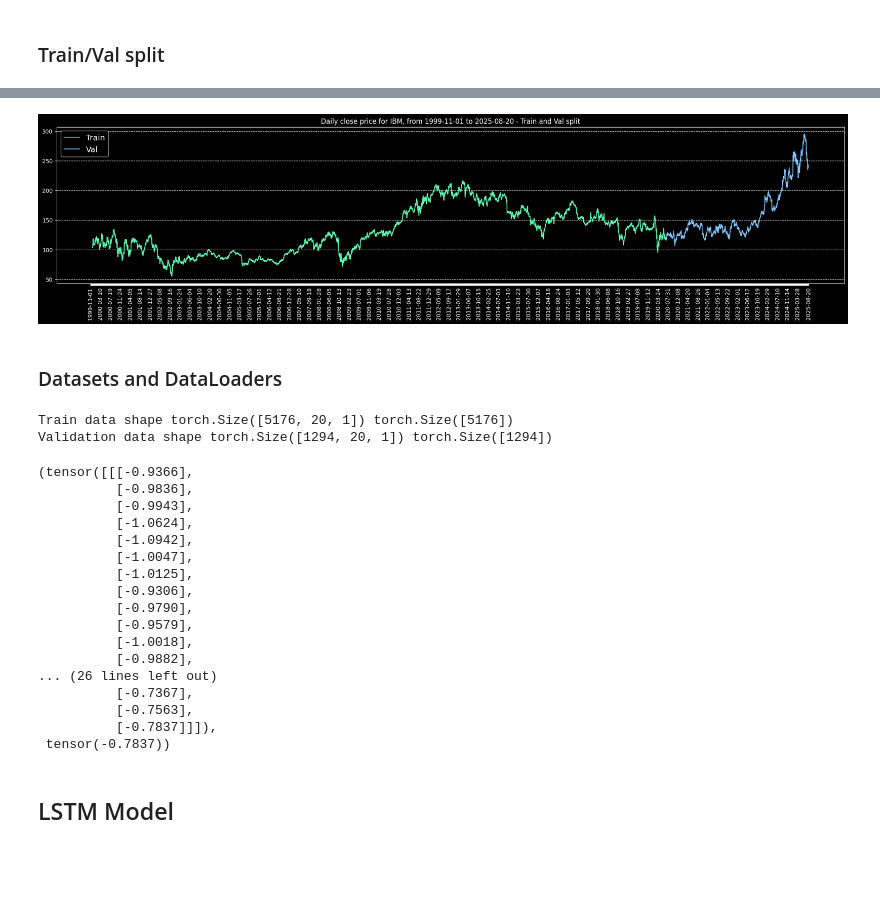
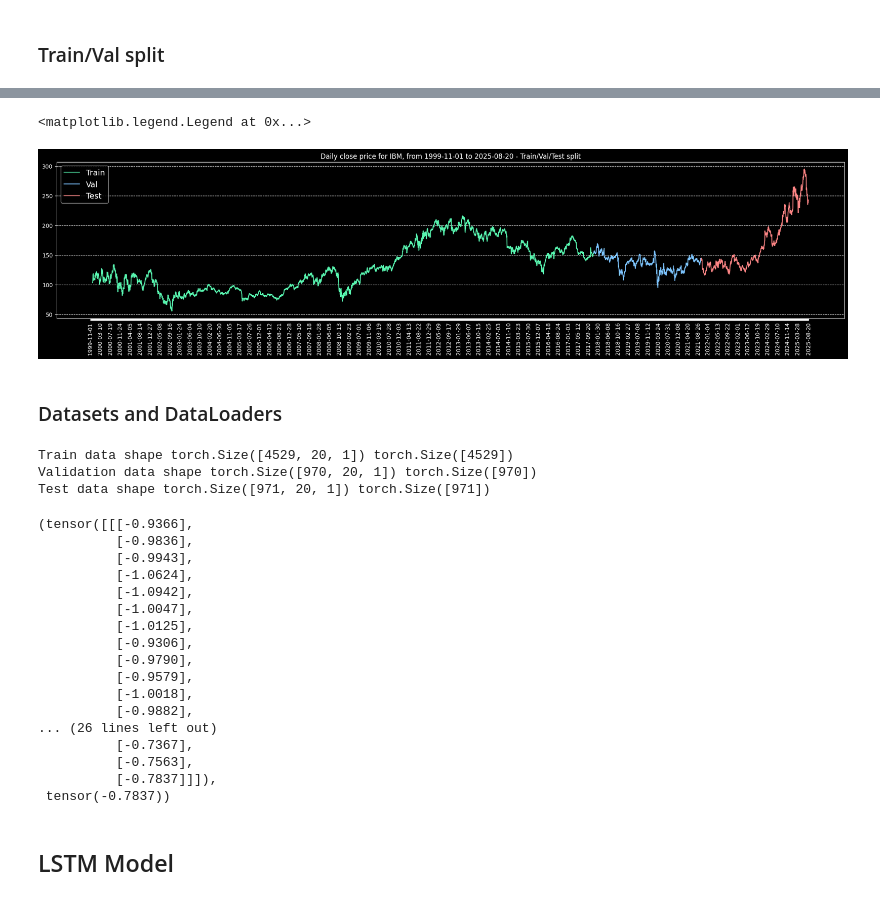
Before and after one commit to brien60/Stock-LSTM, a Jupyter notebook: lstm.ipynb, the cells around one changed output, grey strips where cells are left out. Drawn from its saved outputs; the diff is of its cells as text; code cells hidden in the pictures; blank space fills up the shorter version.

```diff
--- a/lstm.ipynb
+++ b/lstm.ipynb
@@ -28,13 +28,16 @@ config = {
     },
         "data": {
             "window_size": 20, # use information from past 20 days to predict
-            "train_split_size": 0.80,
+            "train_split_size": 0.70,
+            "val_split_size": 0.15,
+            "test_split_size": 0.15,
         },
         "plots": {
             "xticks_interval": 90, # show a date every 90 days
             "color_actual": "#ff8000",
             "color_train": "#58F6AF",
             "color_val": "#7CC2FF",
+            "color_test": "#FF8484",
             "color_pred_train": "#3D9970",
             "color_pred_val": "#00529A",
             "color_pred_test": "#FF4136",
@@ -190,7 +164,15 @@ data_x[-1], data_y[-1], data_x_unseen, data_y_unseen
 # %%
-split_index = int(data_y.shape[0] * config["data"]["train_split_size"])
-data_x_train = data_x[:split_index]
-data_y_train = data_y[:split_index]
+train_end = int(config["data"]["train_split_size"] * len(y))
+val_end   = int((config["data"]["train_split_size"] + config["data"]["val_split_size"]) * len(y))
 
-data_x_val = data_x[split_index:]
-data_y_val = data_y[split_index:]
+X_train, y_train = X[:train_end], y[:train_end]
+X_val,   y_val   = X[train_end:val_end], y[train_end:val_end]
+X_test,  y_test  = X[val_end:], y[val_end:]
+
+print(X_train.shape, y_train.shape)
+print(X_val.shape, y_val.shape)
+print(X_test.shape, y_test.shape)
+
+print(f"X_train: {X_train[:2]}\n ... \n{X_train[-2:]}. \ny_train {y_train[:2]} ... {y_train[-2:]}\n")
+print(f"X_val: {X_val[:2]}\n ... \n{X_val[-2:]}. \ny_val {y_val[:2]} ... {y_val[-2:]}\n")
+print(f"X_test: {X_test[:2]}\n ... \n{X_test[-2:]}. \ny_test {y_test[:2]} ... {y_test[-2:]}")
@@ -197,36 +197,38 @@ data_y_val = data_y[split_index:]
 # %%
 window_size = config["data"]["window_size"]
 
-to_plot_data_y_train = np.array([None] * num_data_points)
-to_plot_data_y_val = np.array([None] * num_data_points)
+to_plot_data_y_train, to_plot_data_y_val, to_plot_data_y_test = np.array([None] * num_data_points), np.array([None] * num_data_points), np.array([None] * num_data_points)
 
-to_plot_data_y_train[window_size : window_size + split_index] = scaler.inverse_transform(data_y_train) # split_index elements and the first window_size data points are lost
-to_plot_data_y_val[window_size + split_index : ] = scaler.inverse_transform(data_y_val)
+to_plot_data_y_train[window_size : window_size + train_end] = scaler.inverse_transform(y_train)
+to_plot_data_y_val[window_size + train_end : window_size + val_end] = scaler.inverse_transform(y_val)
+to_plot_data_y_test[window_size + val_end : ] = scaler.inverse_transform(y_test)
 
 
 fig = plt.figure(figsize=(25, 5), dpi=100)
 fig.patch.set_facecolor(color="black")
 
 plt.plot(data_dates, to_plot_data_y_train, label = "Train", color=config["plots"]["color_train"])
 plt.plot(data_dates, to_plot_data_y_val, label = "Val", color=config["plots"]["color_val"])
+plt.plot(data_dates, to_plot_data_y_test, label = "Test", color=config["plots"]["color_test"])
 
 xticks_labels = []
 xticks_interval = config["plots"]["xticks_interval"]
 for i in range(num_data_points):
     if i == num_data_points - 1:
         xticks_labels.append(data_dates[i])
     elif i % xticks_interval == 0 and (num_data_points - i) > xticks_interval:
         xticks_labels.append(data_dates[i])
     else:
         xticks_labels.append(None)
 xticks_indices = np.arange(0, len(xticks_labels))
 
 plt.xticks(xticks_indices, xticks_labels, rotation="vertical")
-plt.title(f"Daily close price for {config["alpha_vantage"]["symbol"]}, {display_date_range} - Train and Val split")
+plt.title(f"Daily close price for {config["alpha_vantage"]["symbol"]}, {display_date_range} - Train/Val/Test split")
 plt.grid(axis="y", linestyle="--")
-plt.legend(fontsize=14);
+plt.legend(fontsize=14)
 # %% [output]
+<matplotlib.legend.Legend at 0x...>
-[figure, old version]
+[figure, new version]
 # %% [markdown]
 ### Datasets and DataLoaders
 # %%
@@ -241,15 +243,19 @@ class TimeSeriesDataset(Dataset):
     def __getitem__(self, idx):
         return self.x[idx], self.y[idx]
 
-dataset_train = TimeSeriesDataset(data_x_train, data_y_train)
-dataset_val = TimeSeriesDataset(data_x_val, data_y_val)
+dataset_train = TimeSeriesDataset(X_train, y_train)
+dataset_val = TimeSeriesDataset(X_val, y_val)
+dataset_test = TimeSeriesDataset(X_test, y_test)
 
 print("Train data shape", dataset_train.x.shape, dataset_train.y.shape)
 print("Validation data shape", dataset_val.x.shape, dataset_val.y.shape)
+print("Test data shape", dataset_test.x.shape, dataset_test.y.shape)
+
 dataset_train.x[:2], dataset_train.y[0]
 # %% [output]
-Train data shape torch.Size([5176, 20, 1]) torch.Size([5176])
-Validation data shape torch.Size([1294, 20, 1]) torch.Size([1294])
+Train data shape torch.Size([4529, 20, 1]) torch.Size([4529])
+Validation data shape torch.Size([970, 20, 1]) torch.Size([970])
+Test data shape torch.Size([971, 20, 1]) torch.Size([971])
 (tensor([[[-0.9366],
           [-0.9836],
           [-0.9943],
```
Also changed, not shown: parts of 15 cells of this notebook.
